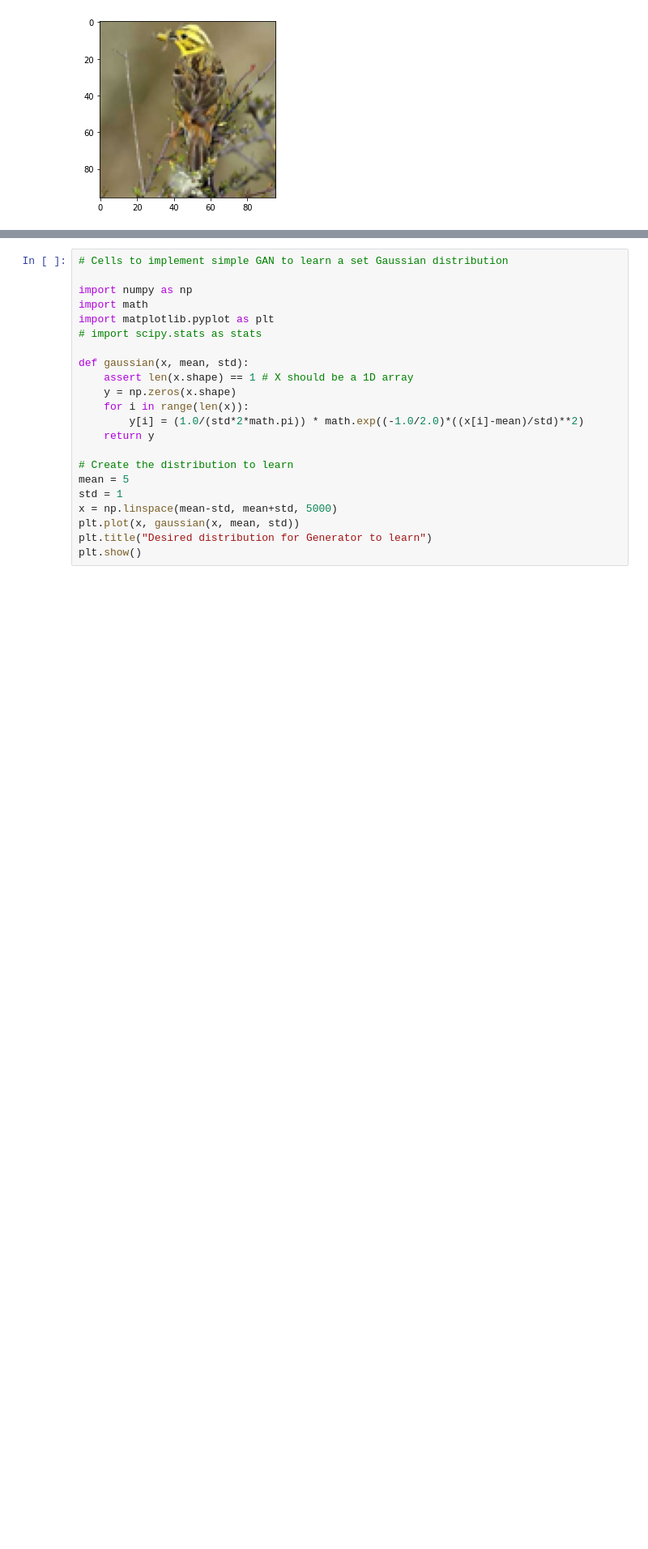
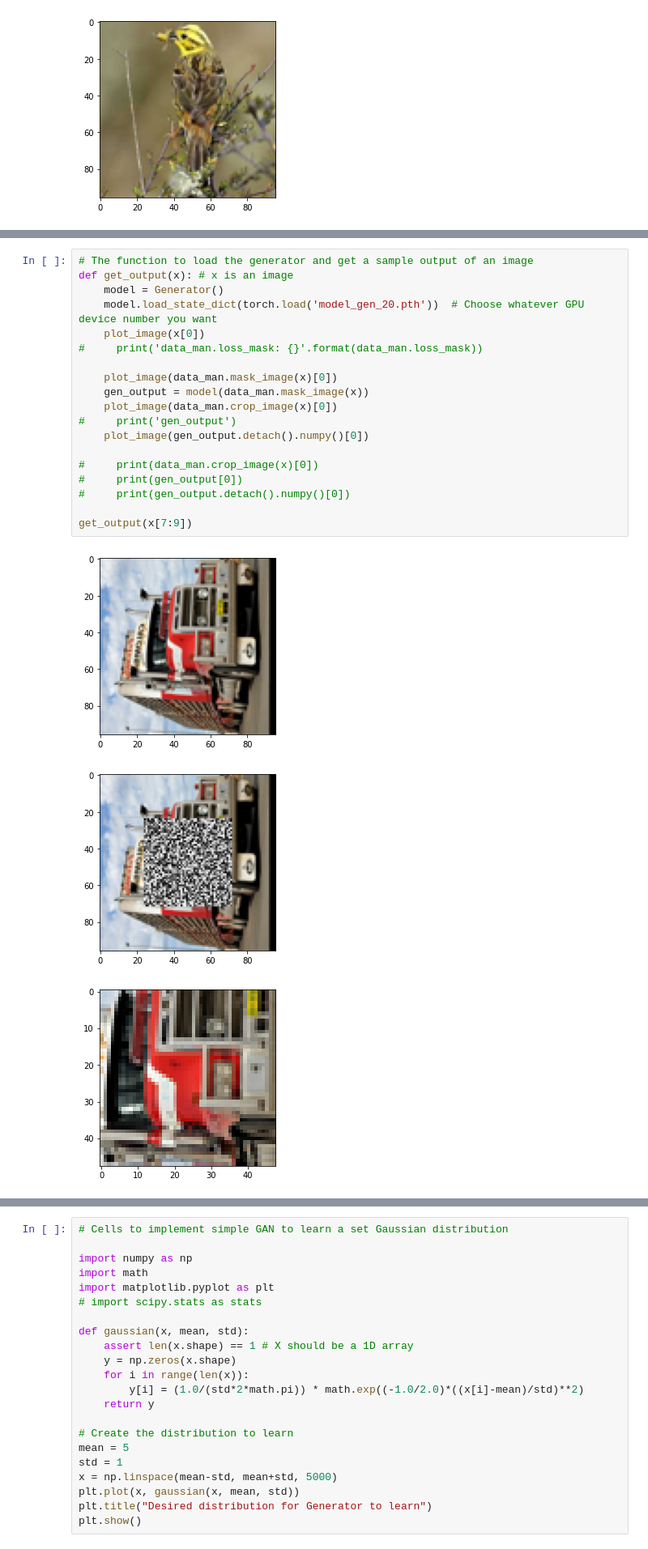
Before and after one commit to abhishek-rr/CV-Image-inpaining, a Jupyter notebook: CV_v1.ipynb, the cells around one changed output, grey strips where cells are left out. Shown at 81% size. Drawn from its saved outputs; the diff is of its cells as text; blank space fills up the shorter version.

```diff
--- a/CV_v1.ipynb
+++ b/CV_v1.ipynb
@@ -449,0 +439,23 @@ output_real: torch.Size([128, 1]), label_real: torch.Size([128, 1])
+# %%
+# The function to load the generator and get a sample output of an image
+def get_output(x): # x is an image
+    model = Generator()
+    model.load_state_dict(torch.load('model_gen_20.pth'))  # Choose whatever GPU device number you want
+    plot_image(x[0])
+#     print('data_man.loss_mask: {}'.format(data_man.loss_mask))
+
+    plot_image(data_man.mask_image(x)[0])
+    gen_output = model(data_man.mask_image(x))
+    plot_image(data_man.crop_image(x)[0])
+#     print('gen_output')
+    plot_image(gen_output.detach().numpy()[0])
+
+#     print(data_man.crop_image(x)[0])
+#     print(gen_output[0])
+#     print(gen_output.detach().numpy()[0])
+
+get_output(x[7:9])
+# %% [output]
+[figure, added]
+[figure, added]
+[figure, added]
```
Also changed, not shown: parts of 8 cells of this notebook.
